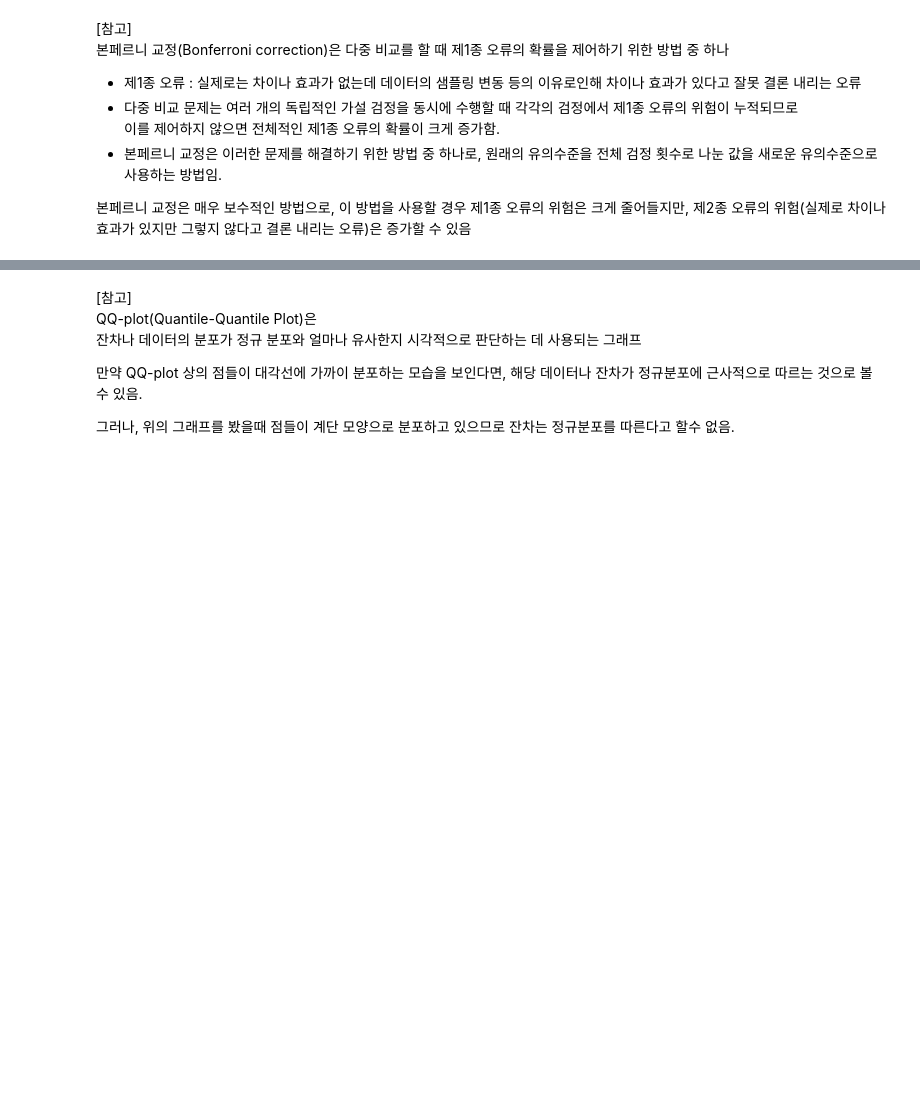
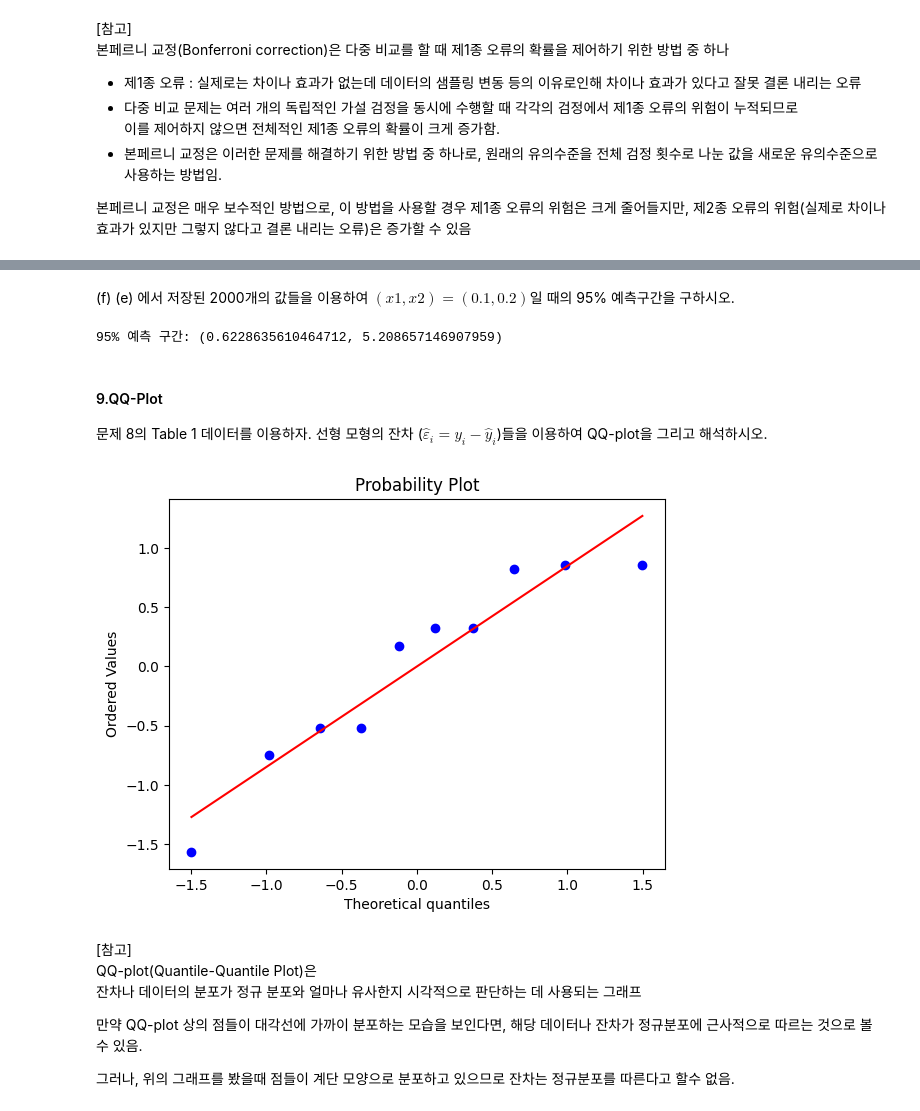
Before and after one commit to reiple/ds2_data_mining_hw, a Jupyter notebook: DataMining_HW.ipynb, the cells around one changed output, grey strips where cells are left out. Saved outputs shown, nothing was run; the diff lists cells and outputs as text; code cells hidden in the pictures; blank space fills up the shorter version.

```diff
--- a/DataMining_HW.ipynb
+++ b/DataMining_HW.ipynb
@@ -343,19 +254,0 @@ print(data)
-# %%
-predict_values = np.array([])
-
-for i in range(2000):
-  rand_idx =np.random.choice(len(df), 100, replace= True)
-  bootstrap_sample = df.iloc[rand_idx] # iloc : index를 사용하여 특정 행들을 선택
-
-  x = sm.add_constant(bootstrap_sample[['x1', 'x2']])
-  y = bootstrap_sample['y']
-
-  olsfit = sm.OLS(y, x).fit()
-  predict_val = olsfit.predict((1, 0.1,0.2))
-  random_res = np.random.choice(olsfit.resid)
-
-  predict_values = np.append(predict_values, predict_val + random_res )
-
-
-# print(len(predict_values))
-predict_values
@@ -390,0 +323,8 @@ plt.show()
+# %%
+import pandas as pd
+import numpy as np
+import statsmodels.api as sm
+
+x1 = np.array([1.,1.1,1.5,3.,2.4,1.2,2.4,2.9,1.3,2.])
+x2 = np.array([0.5,2.1,3.,1.5,1.7,1.2,0.2,0.9,2.3,1.])
+y = np.array([5.,7.9,11.2,11.7,8.9,6.8,8.4,8.8,10.1,7.5])
@@ -391,3 +387,33 @@ plt.show()
+# %% [markdown]
+(f)
+(e) 에서 저장된 2000개의 값들을 이용하여 $(x1, x2) = (0.1, 0.2)$일 때의 95% 예측구간을 구하시오.
+# %%
+from scipy.stats import norm
+
+# 95% 신뢰수준을 갖는 정규분포의 Z 값을 계산
+# 양쪽으로 2.5% 씩 취해야 도합 5%가 된다.
+z_value = norm.ppf(0.975)
+
+mean_predict = np.mean(predict_values)
+stdev = np.std(predict_values)
+
+predict_interval = (mean_predict - z_value * stdev , mean_predict + z_value * stdev)
+
+print("95% 예측 구간:", predict_interval)
+# %% [output]
+95% 예측 구간: (0.6228635610464712, 5.208657146907959)
+# %% [markdown]
+#### 9.QQ-Plot
+문제 8의 Table 1 데이터를 이용하자. 선형 모형의 잔차 ($\hat{\varepsilon }_{i} = y_i - \hat{y}_i$)들을 이용하여 QQ-plot을 그리고 해석하시오.
+# %%
+import scipy.stats as stats
+import matplotlib.pyplot as plt
+
+olsfit = bootstrap_sampling()
+stats.probplot(olsfit.resid, dist="norm", plot= plt)
+plt.show()
+# %% [output]
+[figure, added]
 # %% [markdown]
 [참고]
 QQ-plot(Quantile-Quantile Plot)은
```
Also changed, not shown: parts of 121 cells of this notebook.
